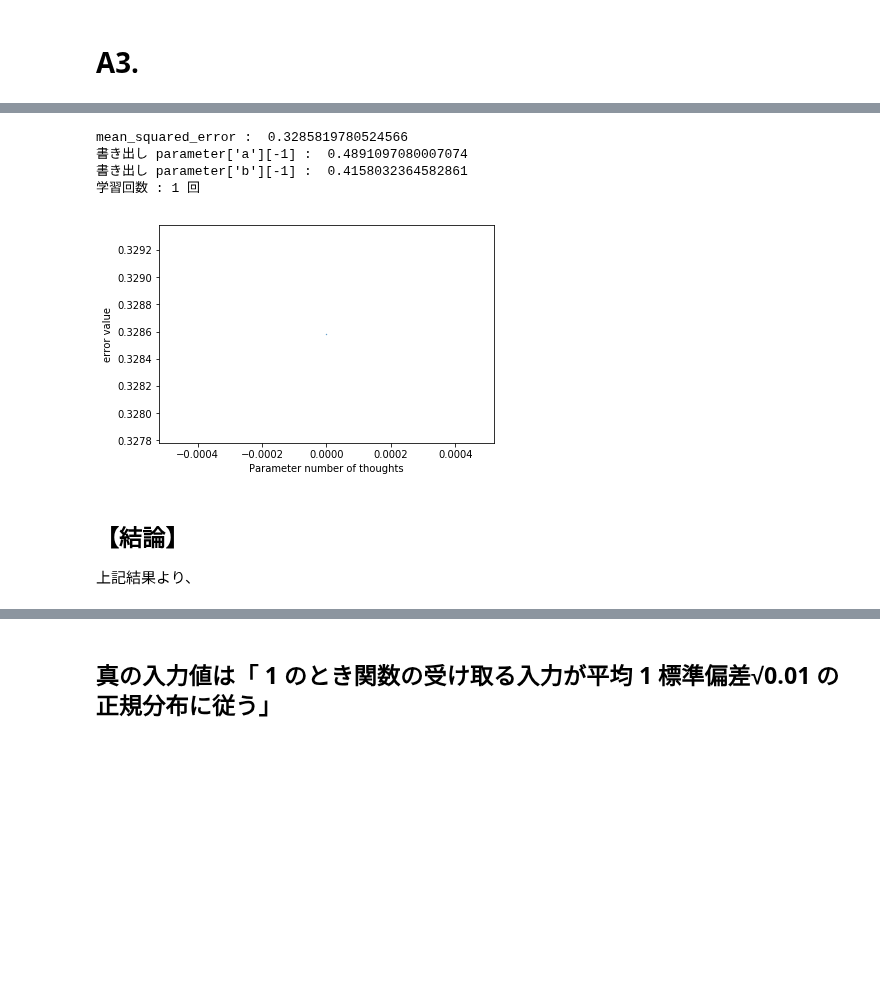
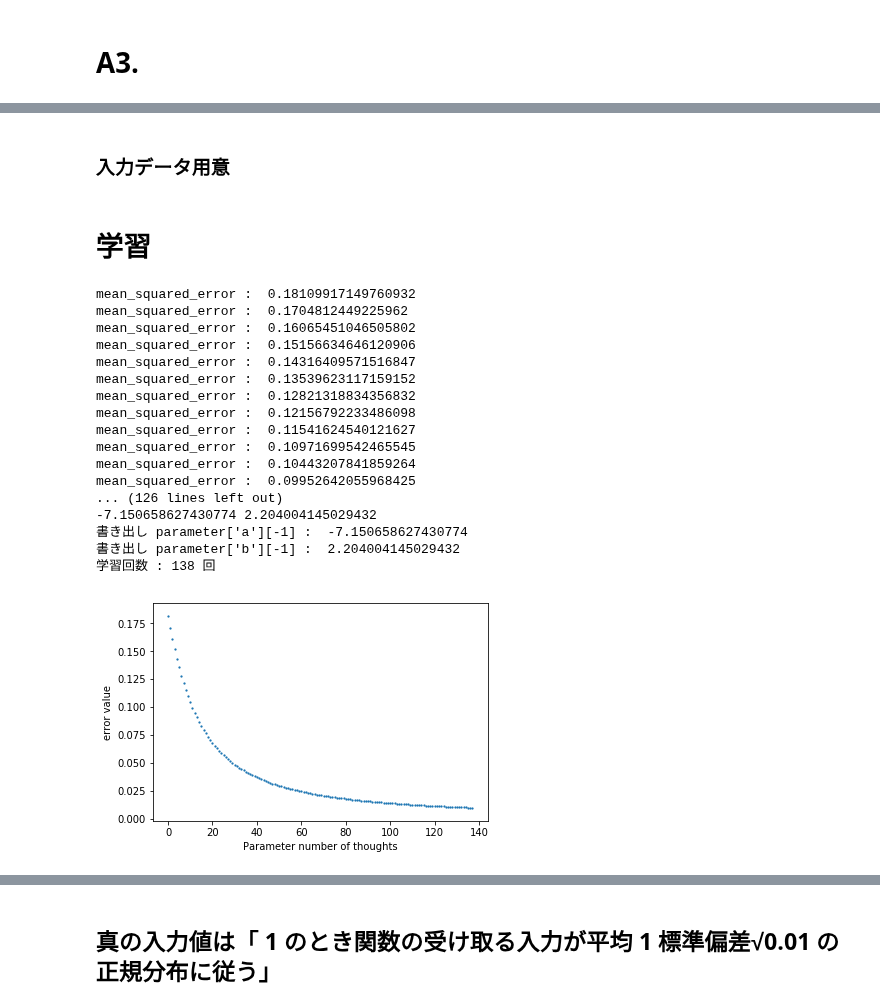
Before and after one commit to mpsamurai/ml-101-exercises, a Jupyter notebook: 04_perceptron/teraoka/04_perceptron.ipynb, the cells around one changed output, grey strips where cells are left out. Cells and saved outputs as stored; diff of their text form; code cells hidden in the pictures; blank space fills up the shorter version.

```diff
--- a/04_perceptron/teraoka/04_perceptron.ipynb
+++ b/04_perceptron/teraoka/04_perceptron.ipynb
@@ -115,3 +136,11 @@ $
+# %% [markdown]
+### 入力データ用意
+# %%
+q3_input_data = np.zeros(5000)  # 0の配列
+q3_answer = np.ones(5000)  # 1の配列
+q3_data = np.stack([q3_input_data, q3_answer],1)
+# %% [markdown]
+# 学習
 # %%
 from numpy.random import *
 import pandas as pd
@@ -151,19 +180,19 @@ class Neuron:
         mean_squared_error = sum((s - answer)**2)/len(answer)  # 平均二乗誤差関数
         return mean_squared_error
 
-    def parameter_update(self, answer, predicted_data):
+    def parameter_update(self, input_data, answer, predicted_data):
         """パラメータ更新
-        param1 : answer (正解値)
-        param2 : predicted_data (予測データ)
+        param1 : input_data(入力値)
+        param2 : answer (正解値)
+        param3 : predicted_data (予測データ)
         """
-        # バイアスの計算が間違っていた(e^-(aX+b)に対して、bの微分は == e^-(aX+b)が答え)
-        self._a = self._a - self._v*(2/len(predicted_data)*(sum((predicted_data-answer)*(self._a*predicted_data)*(1-predicted_data))))  # 重みパラメータ
-        self._b = self._b - self._v*(2/len(predicted_data)*(sum((predicted_data-answer)*(-predicted_data)))) # バイアス
+        self._a = self._a - self._v*(1/len(predicted_data)*(sum((predicted_data-answer)*(predicted_data*(input_data-predicted_data)))))  # 重みパラメータ
+        self._b = self._b - self._v*(1/len(predicted_data)*(sum((predicted_data-answer)*(predicted_data*(1-predicted_data))))) # バイアス
         return self._a, self._b
 
+
 if __name__=='__main__':
-    input_data = np.array([0, 1, 1, 0, 1, 0, 0, 1])  # 入力値
-    answer_data = np.array([1, 0, 0, 1, 0, 1, 1, 0])  # 正解値
+    np.random.shuffle(q3_data)  # 入力データをシャッフル
     a = 0.5   # 初期値のパラメータ
     b = 0.3  # バイアス
     v = 0.5  # ハイパーパラメータ(調整項)
@@ -173,45 +202,56 @@ if __name__=='__main__':
     parameter = {"a":[], "b":[]}
 
 
-    for _ in range(1):
+    for _ in range(1000):
         if mean_squared_error is not None and mean_squared_error < 0.01:  # 誤差0.01以下になったら終わり
             # 最後のパラメータを保存
             print(a, b)
             parameter["a"].append(a)
             parameter["b"].append(b)
             break
         else:
-            y = neuron.input_layer(input_data)  # 入力層
+            y = neuron.input_layer(q3_data[:,0])  # 入力層
             s = neuron.activation_function(y)  # 中間層
-            mean_squared_error = neuron.error_function(s, answer_data)  # 出力層　： 誤差関数
+            mean_squared_error = neuron.error_function(s, q3_data[:,1])  # 出力層　： 誤差関数
 
-            a, b = neuron.parameter_update(answer_data, s)  # パラメータ更新
+            a, b = neuron.parameter_update(q3_data[:,0], q3_data[:,1], s)  # パラメータ更新(引数: 入力x , 正解z, 出力s)
             parameter["a"].append(a)
             parameter["b"].append(b)
 
             print("mean_squared_error : ", mean_squared_error)
             error_list.append(mean_squared_error)
 
     # 更新済みパラメータ保存
     print("書き出し parameter['a'][-1] : ", parameter['a'][-1])
     print("書き出し parameter['b'][-1] : ", parameter['b'][-1])
 
     with open('output/output_Q3.json', 'w') as f:
         json.dump(parameter, f)
 
     # 描画
     print("学習回数 : %s 回" % len(error_list))
-    plt.scatter(np.arange(len(error_list)),error_list, s=0.1, marker='o')
+    plt.scatter(np.arange(len(error_list)),error_list, s=1.5)
+
     plt.xlabel('Parameter number of thoughts')
     plt.ylabel('error value')
     plt.show()
 # %% [output]
-mean_squared_error :  0.3285819780524566
-書き出し parameter['a'][-1] :  0.4891097080007074
-書き出し parameter['b'][-1] :  0.4158032364582861
-学習回数 : 1 回
+mean_squared_error :  0.18109917149760932
+mean_squared_error :  0.1704812449225962
+mean_squared_error :  0.16065451046505802
+mean_squared_error :  0.15156634646120906
+mean_squared_error :  0.14316409571516847
+mean_squared_error :  0.13539623117159152
+mean_squared_error :  0.12821318834356832
+mean_squared_error :  0.12156792233486098
+mean_squared_error :  0.11541624540121627
+mean_squared_error :  0.10971699542465545
+mean_squared_error :  0.10443207841859264
+mean_squared_error :  0.09952642055968425
+... (126 lines left out)
+-7.150658627430774 2.204004145029432
+書き出し parameter['a'][-1] :  -7.150658627430774
+書き出し parameter['b'][-1] :  2.204004145029432
+学習回数 : 138 回
-[figure, old version]
+[figure, new version]
-# %% [markdown]
-## 【結論】
-上記結果より、
 # %% [markdown]
```
Also changed, not shown: parts of 19 cells of this notebook, 10 other files.
